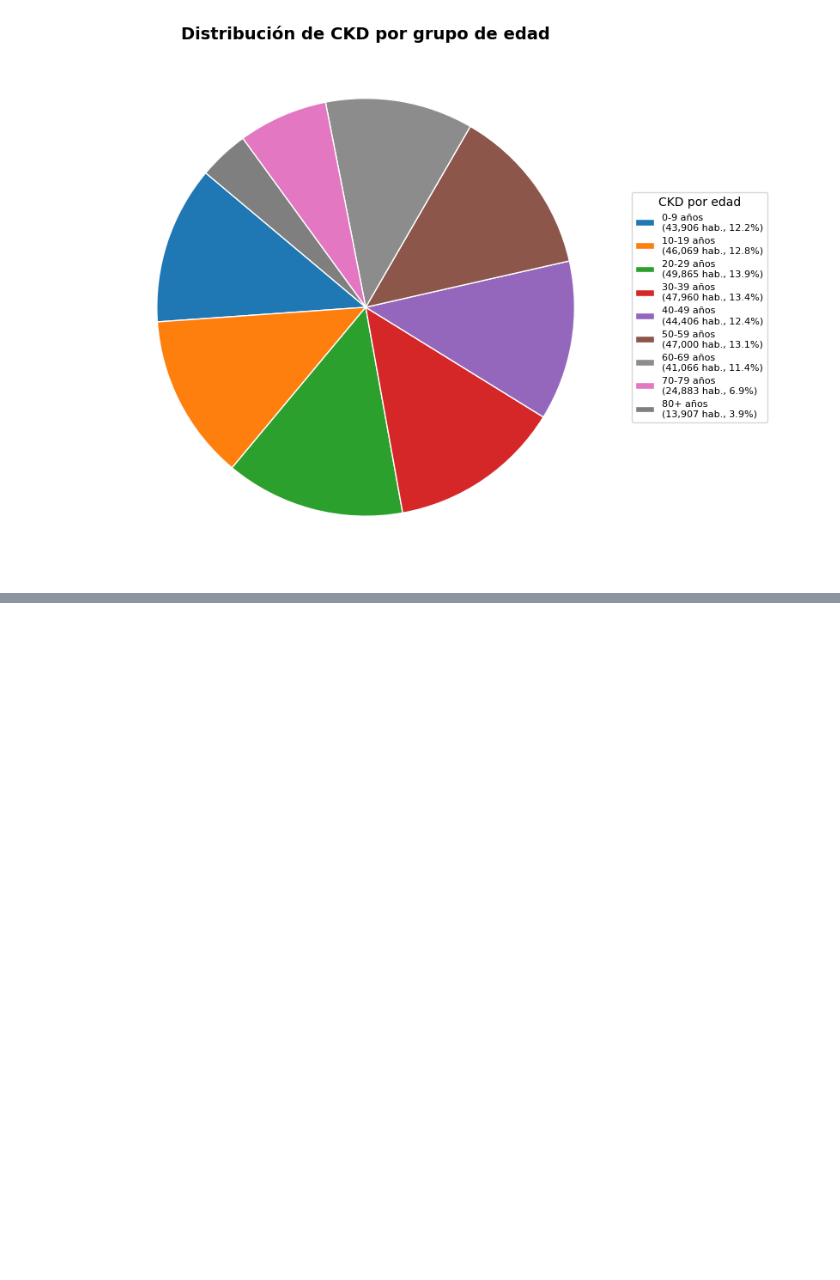
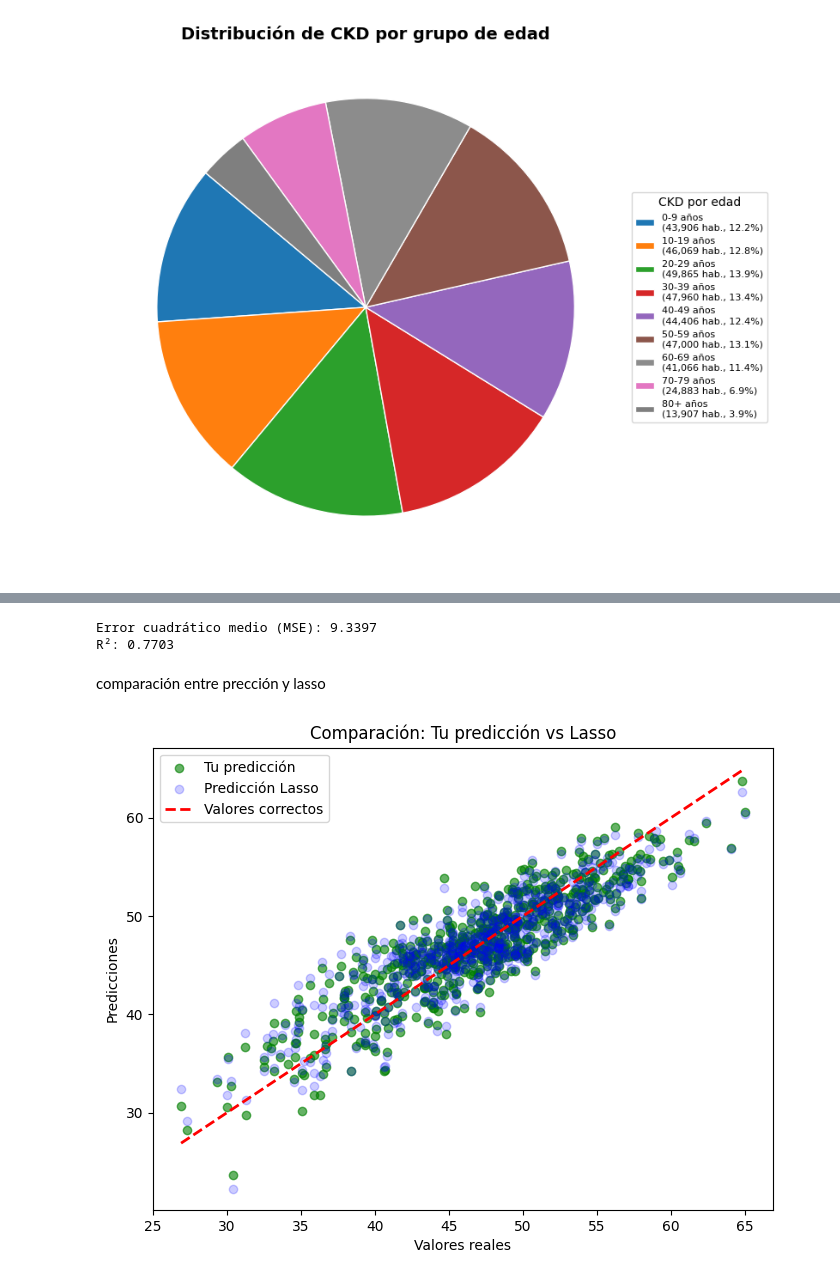
Before and after one commit to 4GeeksAcademy/Leonel_Ponce_Regresion_lineal_demographic_health, a Jupyter notebook: src/explore.ipynb, the cells around one changed output, grey strips where cells are left out. Saved outputs shown, nothing was run; the diff lists cells and outputs as text; code cells hidden in the pictures; blank space fills up the shorter version.

```diff
--- a/src/explore.ipynb
+++ b/src/explore.ipynb
@@ -1066,0 +1245,17 @@ for enf in enfermedades_presentes:
+# %%
+
+# Instanciamos el escalador
+scaler = StandardScaler()
+
+# Ajustamos el escalador solo con los datos de entrenamiento
+scaler.fit(X_train)
+
+# Aplicamos el escalado a X_train y X_test
+X_train_final = pd.DataFrame(scaler.transform(X_train), index=X_train.index, columns=X_train.columns)
+X_test_final  = pd.DataFrame(scaler.transform(X_test), index=X_test.index, columns=X_test.columns)
+# %%
+# Instanciamos Lasso
+lasso_model = Lasso(alpha=0.1, random_state=42)
+
+# Entrenamos con los datos escalados
+lasso_model.fit(X_train_final, y_train)
@@ -1066,0 +1289,38 @@ for enf in enfermedades_presentes:
+# %%
+mse = mean_squared_error(y_test, y_pred_lasso)
+r2 = r2_score(y_test, y_pred_lasso)
+
+print(f"Error cuadrático medio (MSE): {mse:.4f}")
+print(f"R²: {r2:.4f}")
+# %% [output]
+Error cuadrático medio (MSE): 9.3397
+R²: 0.7703
+# %% [markdown]
+comparación entre prección y lasso
+# %%
+# --- 1️⃣ Modelo Lineal ---
+model = LinearRegression()
+model.fit(X_train_final, y_train)
+y_pred_lineal = model.predict(X_test_final)
+
+# --- 2️⃣ Modelo Lasso ---
+lasso = Lasso(alpha=0.1)
+lasso.fit(X_train_final, y_train)
+y_pred_lasso = lasso.predict(X_test_final)
+
+# --- 3️⃣ Gráfico comparativo ---
+plt.figure(figsize=(8,6))
+
+plt.scatter(y_test, y_pred_lineal, color='green', alpha=0.6, label='Tu predicción')
+plt.scatter(y_test, y_pred_lasso, color='blue', alpha=0.2, label='Predicción Lasso')
+plt.plot([y_test.min(), y_test.max()],
+         [y_test.min(), y_test.max()],
+         'r--', lw=2, label='Valores correctos')
+
+plt.xlabel("Valores reales")
+plt.ylabel("Predicciones")
+plt.title("Comparación: Tu predicción vs Lasso")
+plt.legend()
+plt.show()
+# %% [output]
+[figure, added]
```
Also changed, not shown: parts of 17 cells of this notebook, 5 other files.
